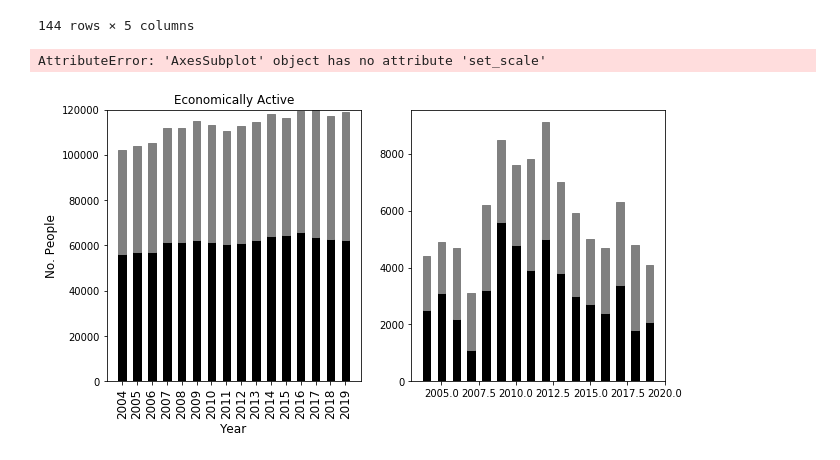
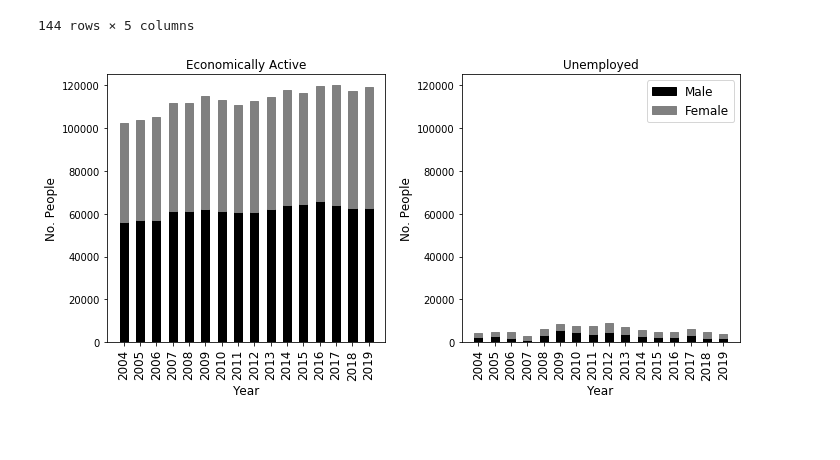
Before and after one commit to Sciprios/SwindonCovid, a Jupyter notebook: Salary/Earnings.ipynb, the cells around one changed output. Cells and saved outputs as stored; diff of their text form; code cells hidden in the pictures; blank space fills up the shorter version.

```diff
--- a/Salary/Earnings.ipynb
+++ b/Salary/Earnings.ipynb
@@ -325,36 +325,33 @@ for yidx, year in enumerate(activity_data['Year'].unique()):
             val = int(
                 gend_data.loc[gend_data['Type'] == typ][['number']].iloc[0][0].replace(',', '')
             )
             bars.append(all_axs[tidx].bar(
                 int(year),
                 val,
                 color=colours[gidx],
                 width=bar_width,
                 bottom=bot,
                 label=gender,
                 edgecolor=colours[gidx] if colours[gidx] != 'w' else 'k',
                 linewidth=1
             ))
             bot = bot + val
 
 all_axs[0].set_xticks(activity_data['Year'].unique())
 all_axs[0].set_xticklabels(activity_data['Year'].unique(), rotation=90, fontsize=12)
 all_axs[0].set_title("Economically Active", fontsize=12)
 all_axs[0].set_ylabel("No. People", fontsize=12)
 all_axs[0].set_xlabel("Year", fontsize=12)
-all_axs[0].set_ylim([0, 120000])
-all_axs[0].set_yscale('log')
+all_axs[0].set_ylim([1, 125000])
 
 all_axs[1].set_xticks(activity_data['Year'].unique())
 all_axs[1].set_xticklabels(activity_data['Year'].unique(), rotation=90, fontsize=12)
 all_axs[1].set_title("Unemployed", fontsize=12)
 all_axs[1].set_ylabel("No. People", fontsize=12)
 all_axs[1].set_xlabel("Year", fontsize=12)
-all_axs[1].set_ylim([0, 120000])
-all_axs[1].set_scale('log')
+all_axs[1].set_ylim([1, 125000])
 
 all_axs[1].legend(bars, activity_data['Gender'].unique()[1:], fontsize=12)
 plt.tight_layout()
 # %% [output]
-AttributeError: 'AxesSubplot' object has no attribute 'set_scale'
-[figure, old version]
+[figure, new version]
```
